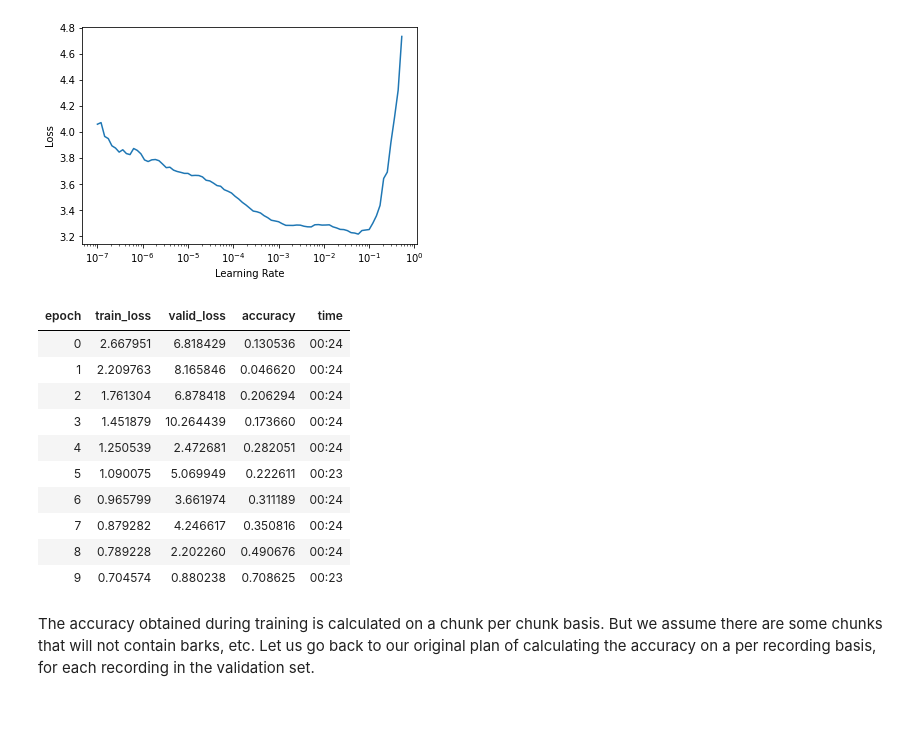
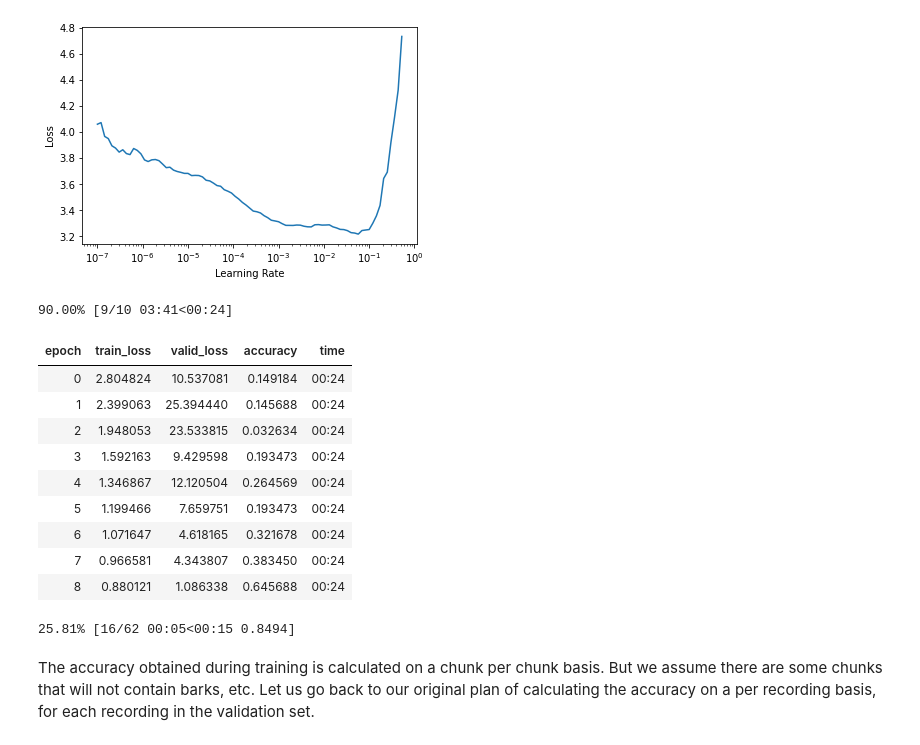
Before and after one commit to earthspecies/library, a Jupyter notebook: dogs/02_Create_PyTorch_DataLoaders.ipynb, the cells around one changed output. Drawn from its saved outputs; the diff is of its cells as text; code cells hidden in the pictures; blank space fills up the shorter version.

```diff
--- a/dogs/02_Create_PyTorch_DataLoaders.ipynb
+++ b/dogs/02_Create_PyTorch_DataLoaders.ipynb
@@ -267,19 +267,20 @@ learn.lr_find()
 SuggestedLRs(lr_min=0.005754399299621582, lr_steep=9.12010818865383e-07)
 [figure]
 # %%
-learn.fit_one_cycle(10, 1e-3)
+learn.fit_one_cycle(10, 5e-4)
 # %% [output]
+90.00% [9/10 03:41<00:24]
 | epoch | train_loss | valid_loss | accuracy | time |
-| 0 | 2.667951 | 6.818429 | 0.130536 | 00:24 |
-| 1 | 2.209763 | 8.165846 | 0.046620 | 00:24 |
-| 2 | 1.761304 | 6.878418 | 0.206294 | 00:24 |
-| 3 | 1.451879 | 10.264439 | 0.173660 | 00:24 |
-| 4 | 1.250539 | 2.472681 | 0.282051 | 00:24 |
-| 5 | 1.090075 | 5.069949 | 0.222611 | 00:23 |
-| 6 | 0.965799 | 3.661974 | 0.311189 | 00:24 |
-| 7 | 0.879282 | 4.246617 | 0.350816 | 00:24 |
-| 8 | 0.789228 | 2.202260 | 0.490676 | 00:24 |
-| 9 | 0.704574 | 0.880238 | 0.708625 | 00:23 |
+| 0 | 2.804824 | 10.537081 | 0.149184 | 00:24 |
+| 1 | 2.399063 | 25.394440 | 0.145688 | 00:24 |
+| 2 | 1.948053 | 23.533815 | 0.032634 | 00:24 |
+| 3 | 1.592163 | 9.429598 | 0.193473 | 00:24 |
+| 4 | 1.346867 | 12.120504 | 0.264569 | 00:24 |
+| 5 | 1.199466 | 7.659751 | 0.193473 | 00:24 |
+| 6 | 1.071647 | 4.618165 | 0.321678 | 00:24 |
+| 7 | 0.966581 | 4.343807 | 0.383450 | 00:24 |
+| 8 | 0.880121 | 1.086338 | 0.645688 | 00:24 |
+25.81% [16/62 00:05<00:15 0.8494]
 # %% [markdown]
 The accuracy obtained during training is calculated on a chunk per chunk basis. But we assume there are some chunks that will not contain barks, etc. Let us go back to our original plan of calculating the accuracy on a per recording basis, for each recording in the validation set.
 # %%
```
